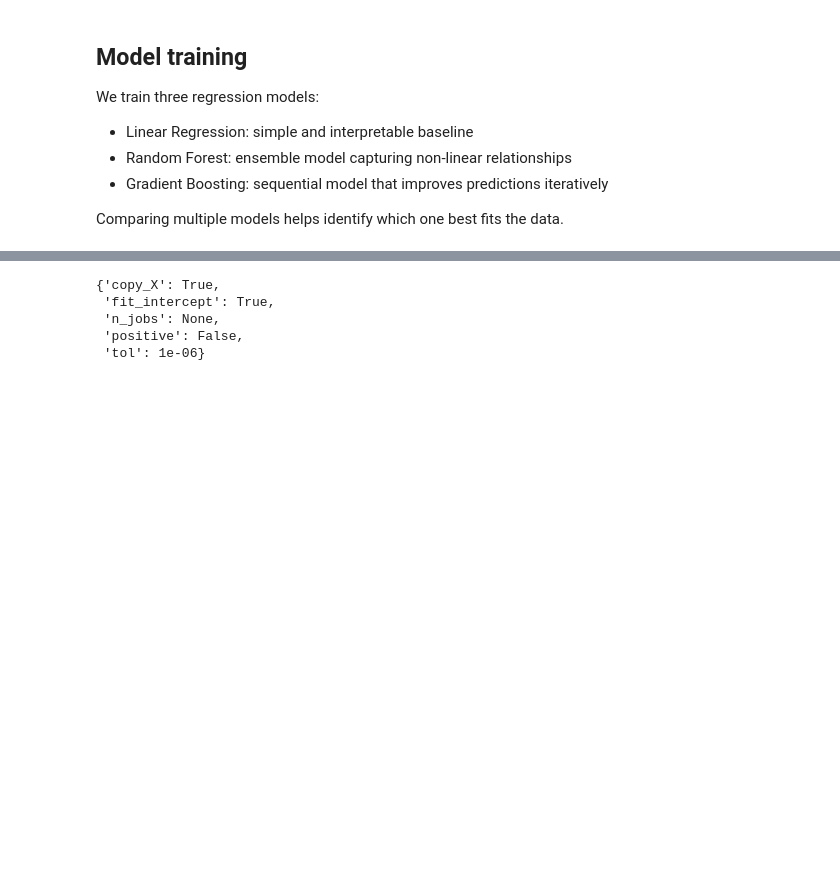
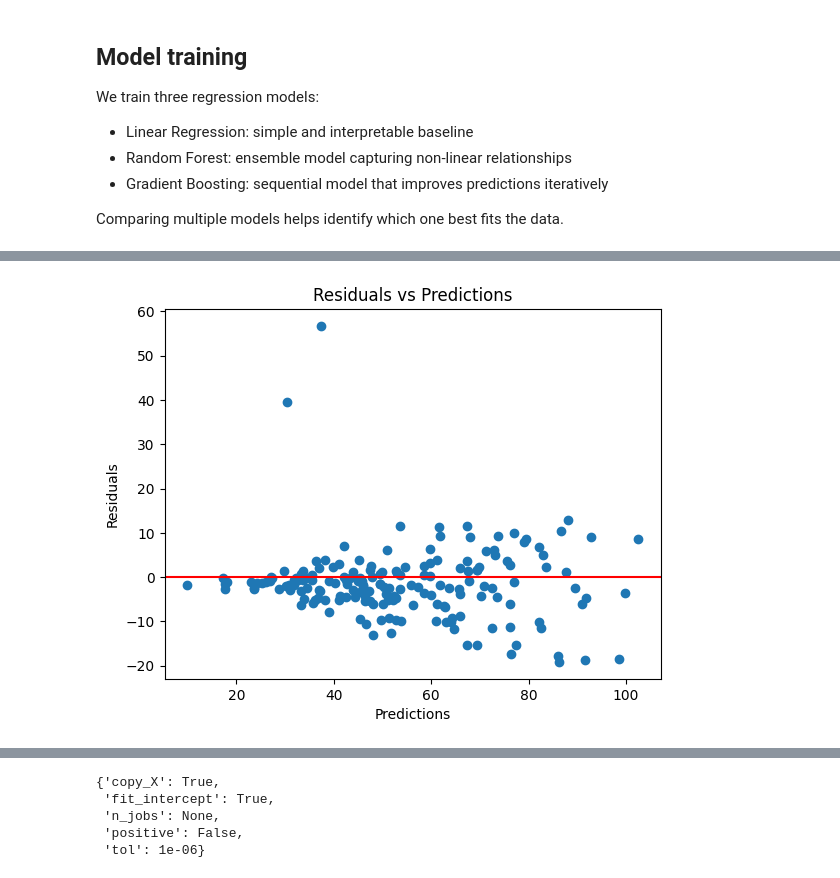
Before and after one commit to omaramoudi1/food-delivery-time-prediction, a Jupyter notebook: notebook.ipynb, the cells around one changed output, grey strips where cells are left out. Cells and saved outputs as stored; diff of their text form; code cells hidden in the pictures; blank space fills up the shorter version.

```diff
--- a/notebook.ipynb
+++ b/notebook.ipynb
@@ -333,0 +413,10 @@ More complex models did not significantly improve performance.
+# %%
+plt.figure()
+plt.scatter(preds, residuals)
+plt.axhline(0, color="red")
+plt.xlabel("Predictions")
+plt.ylabel("Residuals")
+plt.title("Residuals vs Predictions")
+plt.show()
+# %% [output]
+[figure, added]
```
Also changed, not shown: parts of 12 cells of this notebook, 5 other files.
